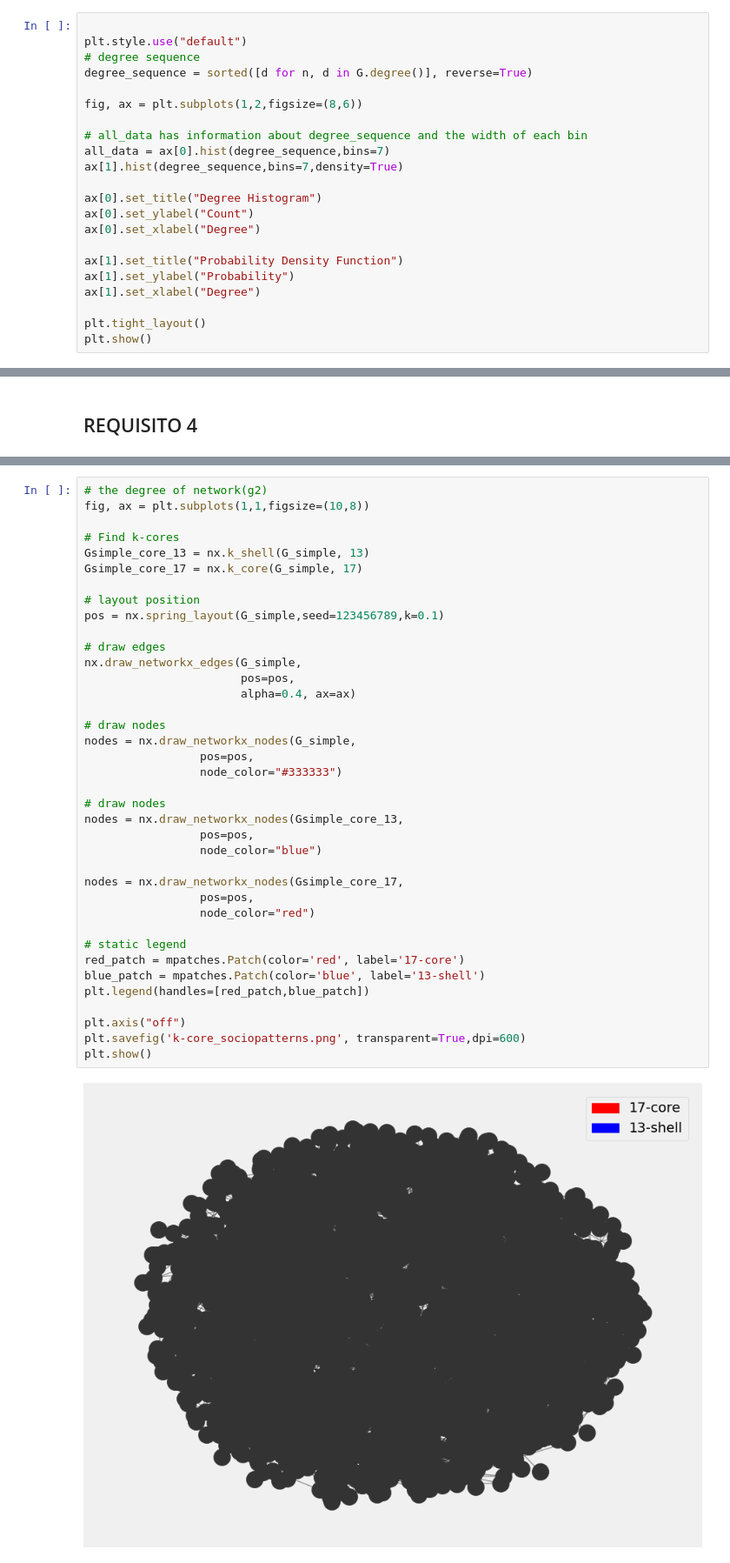
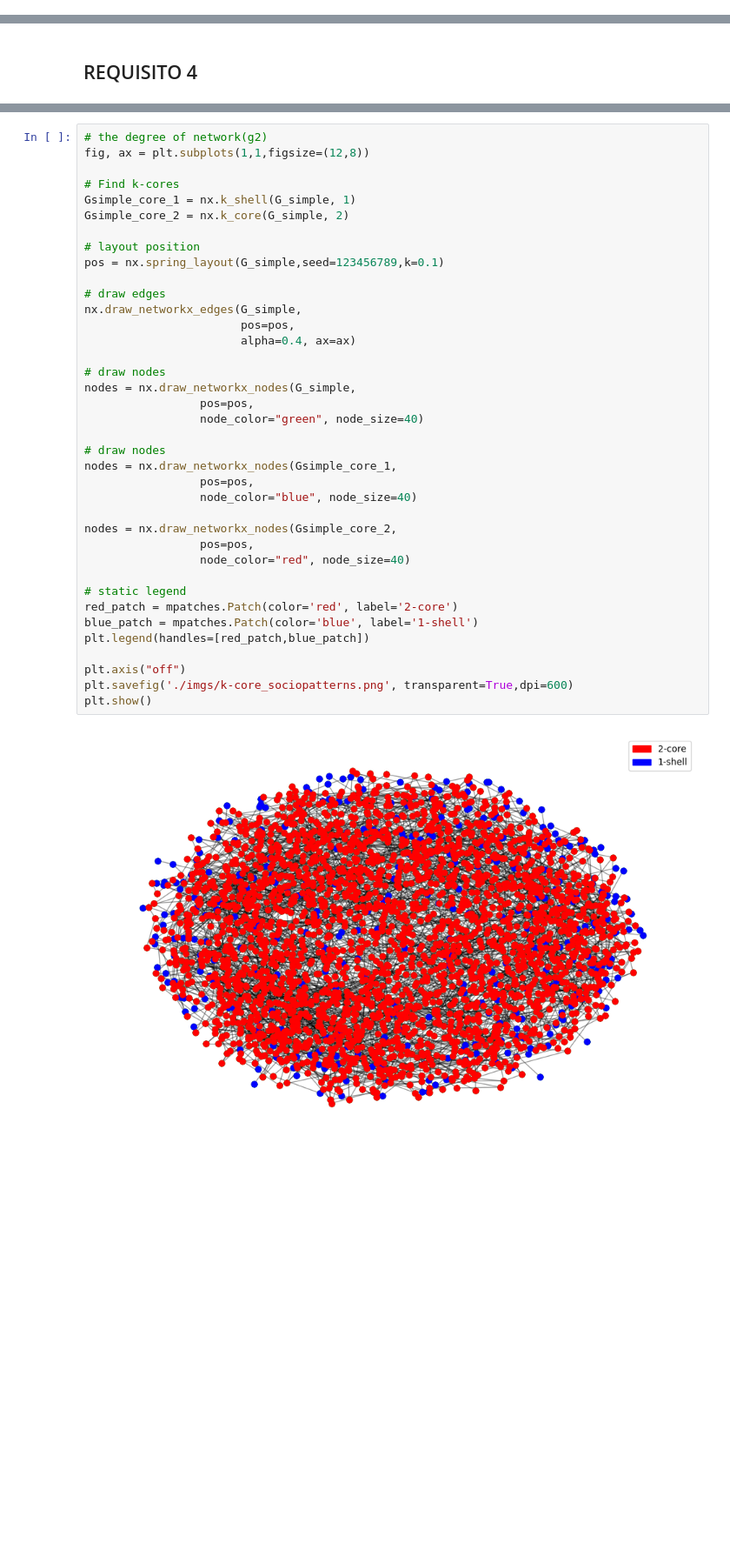
Before and after one commit to lucasfreirec/datastructure, a Jupyter notebook: U1T5/U1T5.ipynb, the cells around one changed output, grey strips where cells are left out. Shown at 87% size. Cells and saved outputs as stored; diff of their text form; blank space fills up the shorter version.

```diff
--- a/U1T5/U1T5.ipynb
+++ b/U1T5/U1T5.ipynb
@@ -169,24 +158,2 @@ plt.show()
 # %% [markdown]
 ## REQUISITO 2
-# %%
-
-plt.style.use("default")
-# degree sequence
-degree_sequence = sorted([d for n, d in G.degree()], reverse=True)
-
-fig, ax = plt.subplots(1,2,figsize=(8,6))
-
-# all_data has information about degree_sequence and the width of each bin
-all_data = ax[0].hist(degree_sequence,bins=7)
-ax[1].hist(degree_sequence,bins=7,density=True)
-
-ax[0].set_title("Degree Histogram")
-ax[0].set_ylabel("Count")
-ax[0].set_xlabel("Degree")
-
-ax[1].set_title("Probability Density Function")
-ax[1].set_ylabel("Probability")
-ax[1].set_xlabel("Degree")
-
-plt.tight_layout()
-plt.show()
@@ -377,40 +297,40 @@ len([G_simple.degree(node) for node in list(nx.k_core(G_simple,1))])
 # %%
 # the degree of network(g2)
-fig, ax = plt.subplots(1,1,figsize=(10,8))
+fig, ax = plt.subplots(1,1,figsize=(12,8))
 
 # Find k-cores
-Gsimple_core_13 = nx.k_shell(G_simple, 13)
-Gsimple_core_17 = nx.k_core(G_simple, 17)
+Gsimple_core_1 = nx.k_shell(G_simple, 1)
+Gsimple_core_2 = nx.k_core(G_simple, 2)
 
 # layout position
 pos = nx.spring_layout(G_simple,seed=123456789,k=0.1)
 
 # draw edges
 nx.draw_networkx_edges(G_simple,
                        pos=pos,
                        alpha=0.4, ax=ax)
 
 # draw nodes
 nodes = nx.draw_networkx_nodes(G_simple,
                  pos=pos,
-                 node_color="#333333")
+                 node_color="green", node_size=40)
 
 # draw nodes
-nodes = nx.draw_networkx_nodes(Gsimple_core_13,
+nodes = nx.draw_networkx_nodes(Gsimple_core_1,
                  pos=pos,
-                 node_color="blue")
+                 node_color="blue", node_size=40)
 
-nodes = nx.draw_networkx_nodes(Gsimple_core_17,
+nodes = nx.draw_networkx_nodes(Gsimple_core_2,
                  pos=pos,
-                 node_color="red")
+                 node_color="red", node_size=40)
 
 # static legend
-red_patch = mpatches.Patch(color='red', label='17-core')
-blue_patch = mpatches.Patch(color='blue', label='13-shell')
+red_patch = mpatches.Patch(color='red', label='2-core')
+blue_patch = mpatches.Patch(color='blue', label='1-shell')
 plt.legend(handles=[red_patch,blue_patch])
 
 plt.axis("off")
-plt.savefig('k-core_sociopatterns.png', transparent=True,dpi=600)
+plt.savefig('./imgs/k-core_sociopatterns.png', transparent=True,dpi=600)
 plt.show()
 # %% [output]
-[figure, old version]
+[figure, new version]
```
Also changed, not shown: parts of 19 cells of this notebook, 12 other files.
